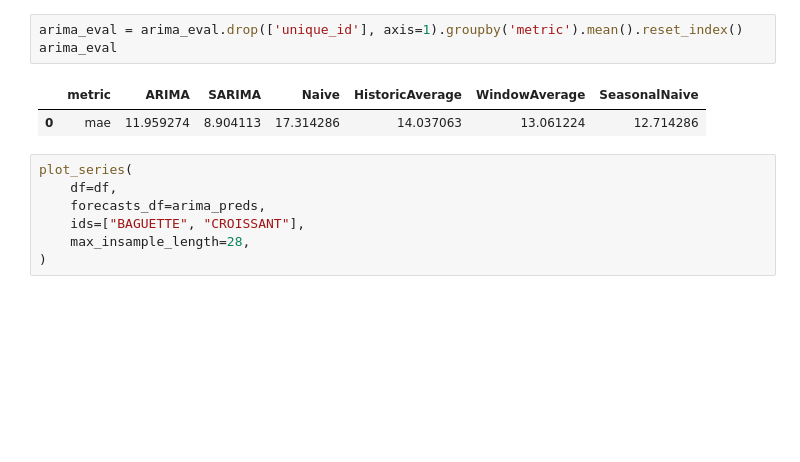
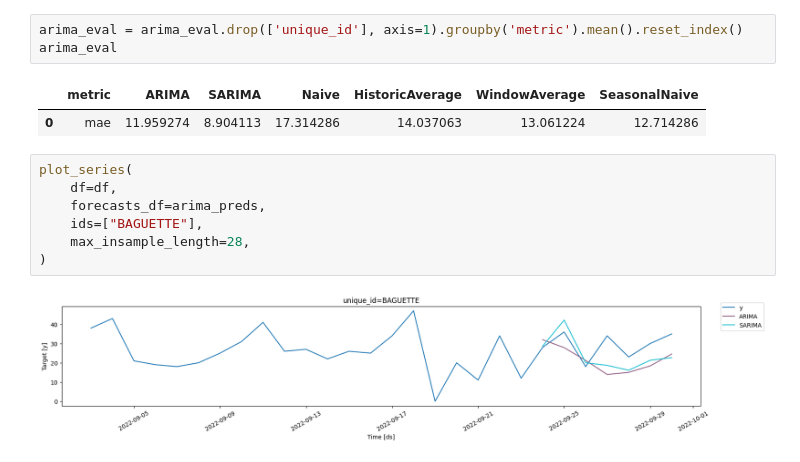
Before and after one commit to zhukeshhhh/time-series-forecasting, a Jupyter notebook: bakery-forecasting.ipynb, the cells around one changed output. Drawn from its saved outputs; the diff is of its cells as text; blank space fills up the shorter version.

```diff
--- a/bakery-forecasting.ipynb
+++ b/bakery-forecasting.ipynb
@@ -135,7 +135,9 @@ arima_eval
 # %%
 plot_series(
     df=df,
     forecasts_df=arima_preds,
-    ids=["BAGUETTE", "CROISSANT"],
+    ids=["BAGUETTE"],
     max_insample_length=28,
 )
+# %% [output]
+[figure, added]
```
Also changed, not shown: parts of 6 cells of this notebook.
